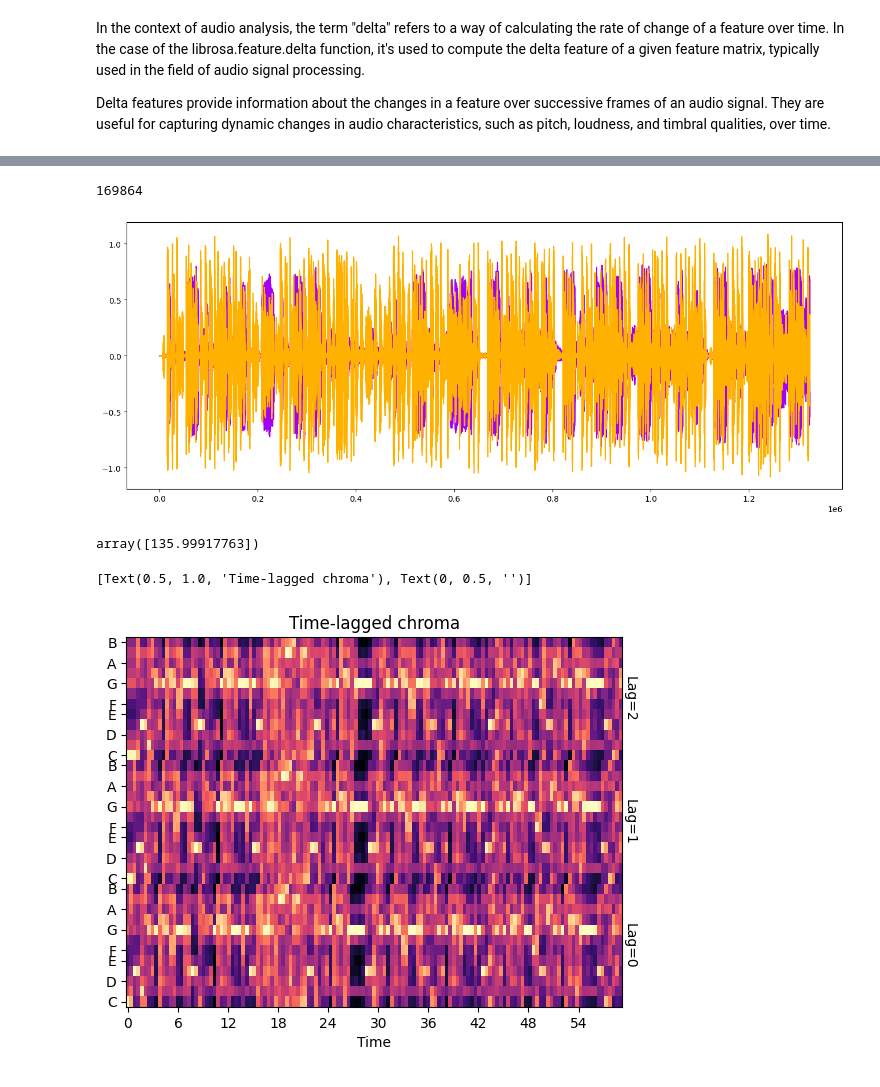
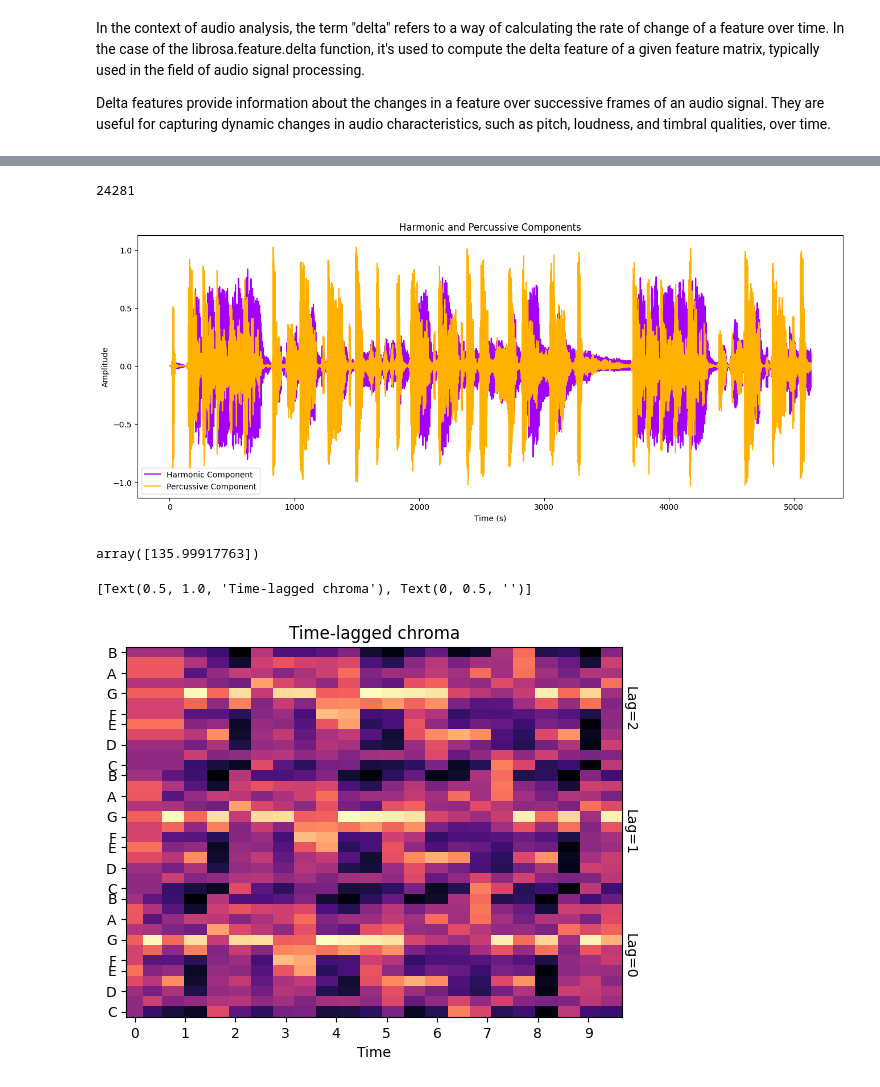
Before and after one commit to JordanKisa/Music-Genre-Classification, a Jupyter notebook: notebooks/librosa-playground.ipynb, the cells around one changed output, grey strips where cells are left out. Drawn from its saved outputs; the diff is of its cells as text; code cells hidden in the pictures.

```diff
--- a/notebooks/librosa-playground.ipynb
+++ b/notebooks/librosa-playground.ipynb
@@ -17,5 +17,5 @@ print(list(os.listdir('../data')))
 # %%
-y, sr = librosa.load("../data/RnB/60-Seconds/Aaliyah - Are You That Somebody.mp3")
+y, sr = librosa.load("../data/RnB/10-Seconds-Split/Aaliyah - Are You That Somebody_003.mp3")
 
 print('y:', y, '\n')
 print('y shape:', np.shape(y), '\n')
@@ -125,15 +157,24 @@ plt.show()
 zero_crossings = librosa.zero_crossings(y, pad=False)
 print(sum(zero_crossings))
 # %% [output]
-169864
+24281
 # %%
 y_harm, y_perc = librosa.effects.hpss(y)
 
-plt.figure(figsize = (16, 6))
-plt.plot(y_harm, color = '#A300F9');
-plt.plot(y_perc, color = '#FFB100');
+time = librosa.times_like(y, sr=sr)
+# Plot the harmonic component in purple and the percussive component in orange
+plt.figure(figsize=(16, 6))
+plt.plot(time, y_harm, color='#A300F9', label='Harmonic Component')
+plt.plot(time, y_perc, color='#FFB100', label='Percussive Component')
+plt.xlabel('Time (s)')
+plt.ylabel('Amplitude')
+plt.title('Harmonic and Percussive Components')
+plt.legend()
+
+# Show the plot
+plt.show()
 # %% [output]
-[figure, old version]
+[figure, new version]
 # %%
 tempo = librosa.feature.tempo(y=y, sr = sr)
 tempo
@@ -157,7 +198,7 @@ ax.text(1.0, 5/6, "Lag=2", transform=ax.transAxes, rotation=-90, ha="left", va="
 ax.set(title='Time-lagged chroma', ylabel="")
 # %% [output]
 [Text(0.5, 1.0, 'Time-lagged chroma'), Text(0, 0.5, '')]
-[figure, old version]
+[figure, new version]
 # %%
 # Increase or decrease hop_length to change how granular you want your data to be
 hop_length = 5000
```
Also changed, not shown: parts of 10 cells of this notebook, 31 other files.
